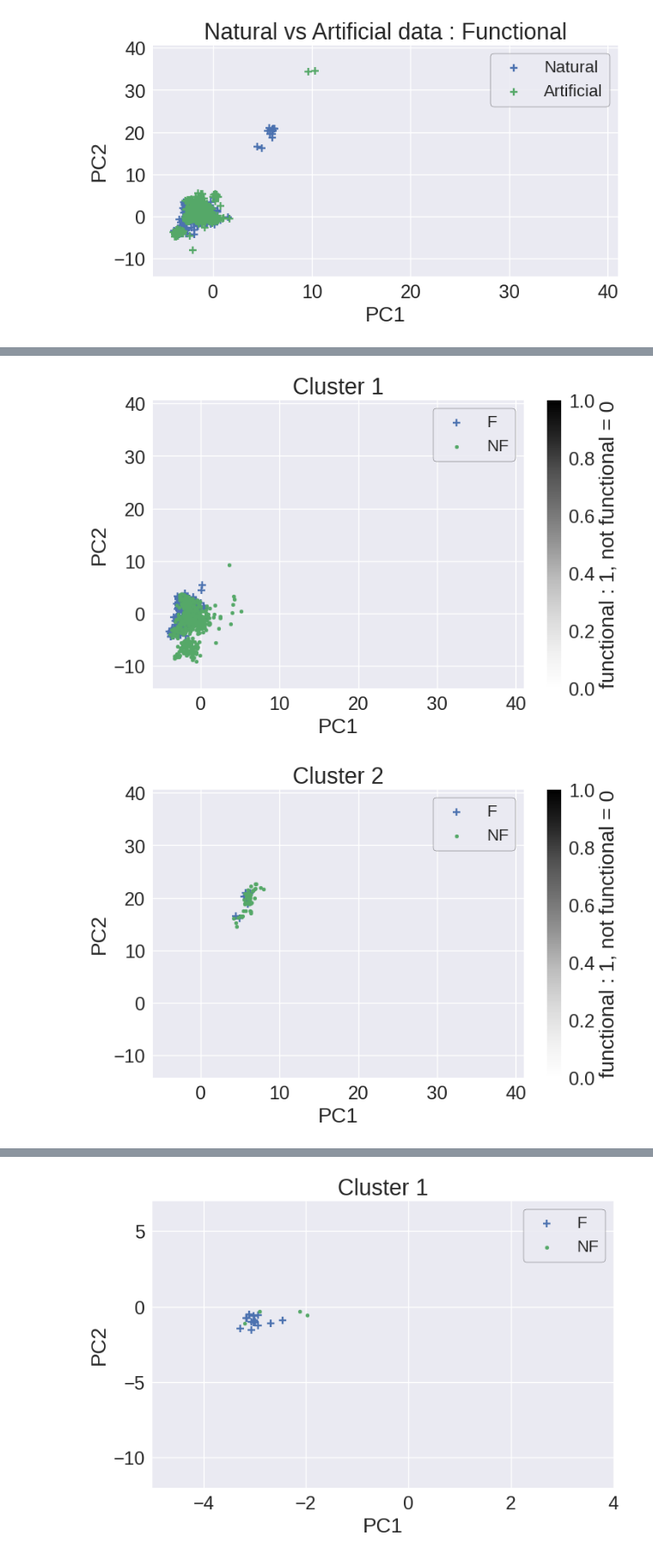
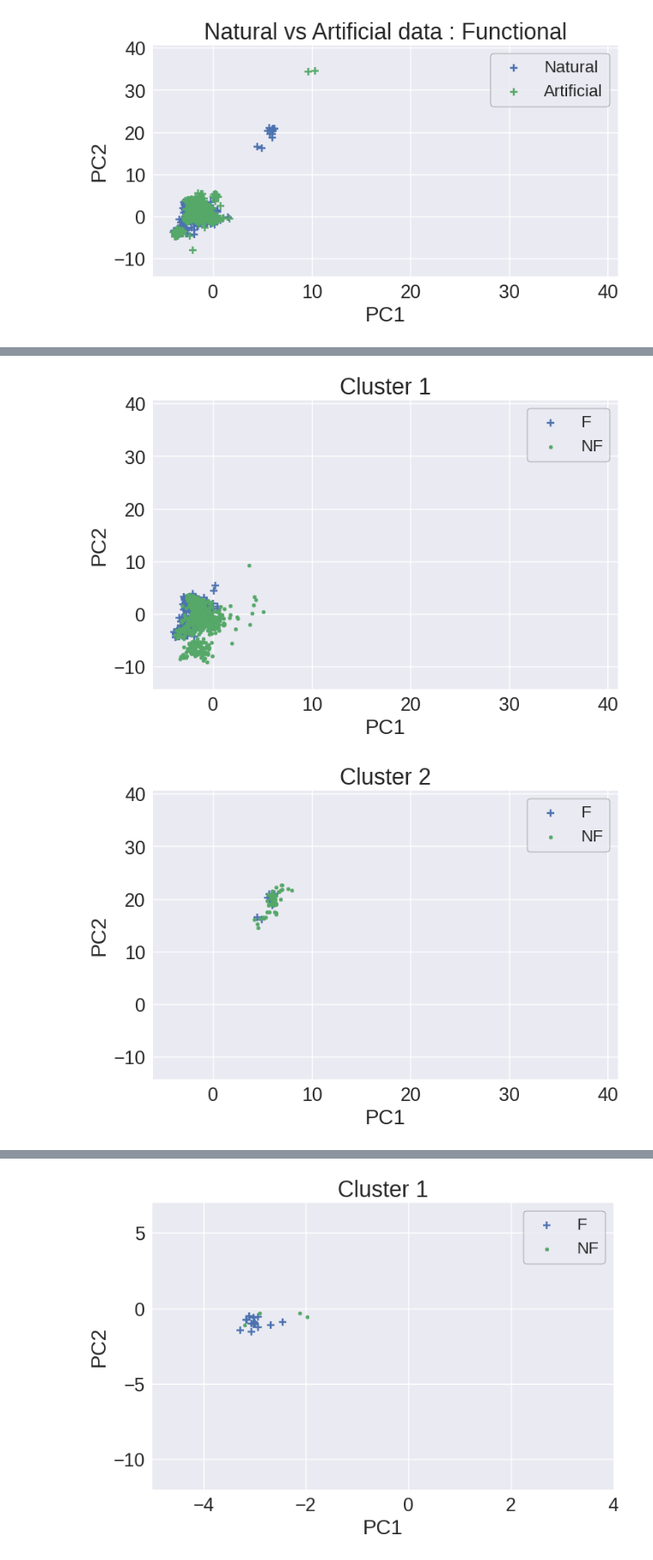
Before and after one commit to vicdlp/CS_project, a Jupyter notebook: CS_project.ipynb, the cells around one changed output, grey strips where cells are left out. Shown at 86% size. Drawn from its saved outputs; the diff is of its cells as text; code cells hidden in the pictures.

```diff
--- a/CS_project.ipynb
+++ b/CS_project.ipynb
@@ -257,33 +259,32 @@ from sklearn.cluster import KMeans
 
 k = 4 # Number of clusters
 
 # Apply KMeans clustering to the natural data only
 kmeans = KMeans(n_clusters=k, random_state=0)
 kmeans.fit(X_nat)  # Fit KMeans
 
 # Get cluster labels for each data point
 cluster_labels = kmeans.labels_
 
 for i in range(k): # for each cluster...
   mask = (cluster_labels == i)
   X_cluster = X_nat_pca[mask]
   y_cluster = y_nat[mask]
 
   X_cluster_F = X_cluster[y_cluster == 1]
   X_cluster_NF = X_cluster[y_cluster == 0]
 
   # ...plot the cluster in PCA space with F or NF as colormap
   plt.figure(figsize=(8,5))
   plt.xlim(x_range)
   plt.ylim(y_range)
   plt.scatter(X_cluster_F[:, 0], X_cluster_F[:, 1], marker = '+', label = 'F')
   plt.scatter(X_cluster_NF[:, 0], X_cluster_NF[:, 1], marker = '.', label = 'NF')
   plt.legend()
-  plt.colorbar(label=r'functional : 1, not functional = 0')
   plt.title(f'Cluster {i+1}')
   plt.xlabel('PC1')
   plt.ylabel('PC2')
   plt.show()
 # %% [output]
-[figure, old version]
+[figure, new version]
-[figure, old version]
+[figure, new version]
```
Also changed, not shown: parts of 6 cells of this notebook.
